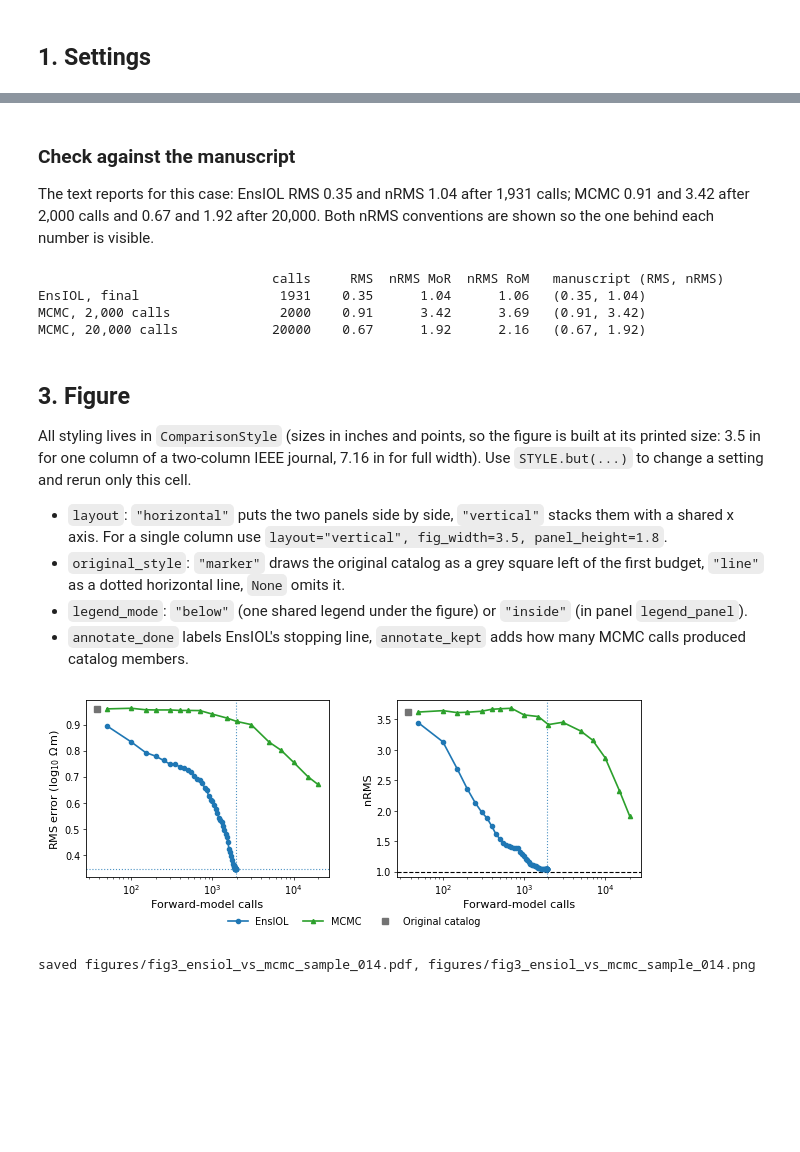
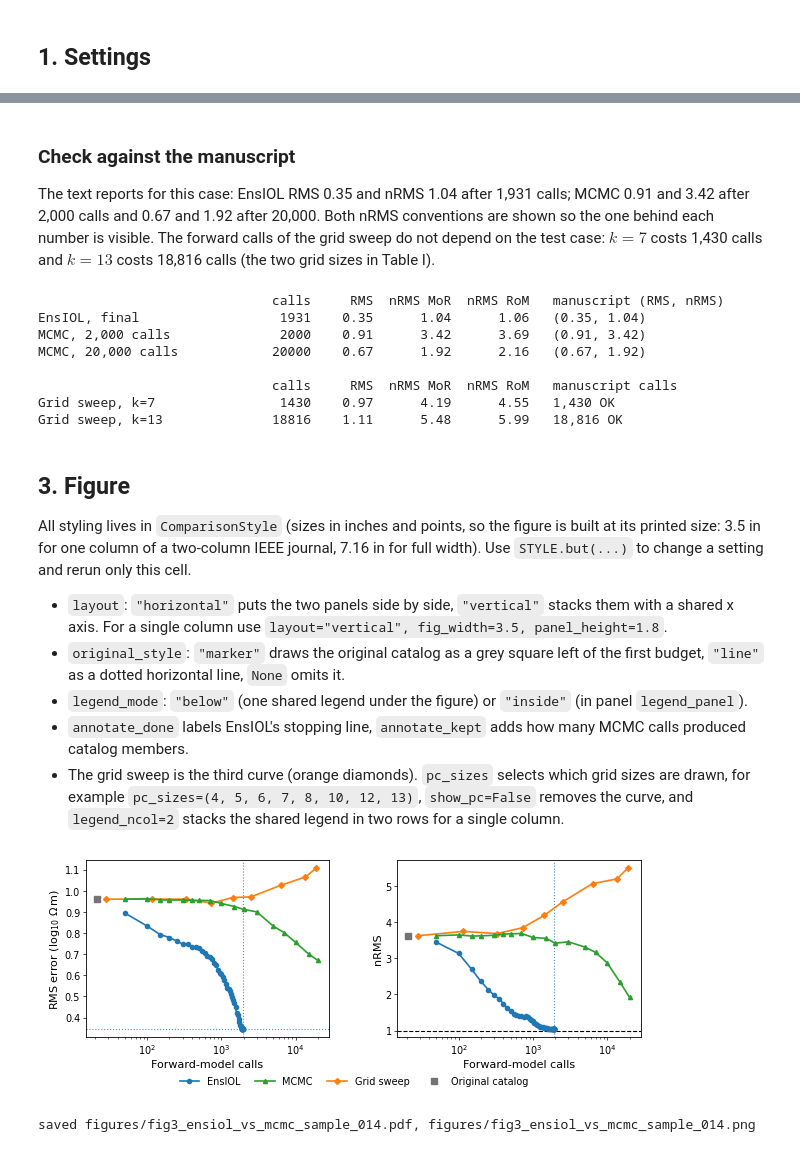
Before and after one commit to kimjaed/ensiol, a Jupyter notebook: notebooks/02_fig3_ensiol_vs_mcmc_sample14.ipynb, the cells around one changed output, grey strips where cells are left out. Cells and saved outputs as stored; diff of their text form; code cells hidden in the pictures; blank space fills up the shorter version.

Commit message:
Add naive principal-component grid sweep baseline, report U and coverage, bump to 0.1.1

```diff
--- a/notebooks/02_fig3_ensiol_vs_mcmc_sample14.ipynb
+++ b/notebooks/02_fig3_ensiol_vs_mcmc_sample14.ipynb
@@ -35,6 +36,7 @@ from ensiol.plotting import ComparisonStyle, plot_comparison
 # %%
 SAMPLE_IDX = 14
 MCMC_MAX_CALLS = 20000
+INCLUDE_GRID = True        # also run the naive grid sweep (set False to skip the grid simulation)
 SCORING = ScoringConfig(exclude_halfspace=True, nrms_convention="MoR")   # manuscript conventions
 NRMS_KEY = "nrms_" + SCORING.nrms_convention.lower()
 OUT_BASENAME = f"fig3_ensiol_vs_mcmc_sample_{SAMPLE_IDX:03d}"
@@ -46,10 +48,14 @@ ctx = ExperimentContext.from_data_dir(str(DATA_DIR), with_test=True, scoring=SCO
 exp = EnsIOLvsMCMC(ctx, str(REPO / "outputs" / "notebooks" / "fig3"),
                    ensiol_dir=None,                 # rerun EnsIOL rather than reuse saved additions
                    ensiol_budgets="iterations",     # EnsIOL scored after every iteration
-                   make_figures=False)
+                   make_figures=False,
+                   pc_grid=INCLUDE_GRID)            # naive grid sweep, one point per grid size
 rec = exp.run_item(SAMPLE_IDX)
 print(f"EnsIOL: {int(rec['ensiol_total_calls'])} calls | "
       f"MCMC: {int(rec['mcmc_total_calls'])} calls, {int(rec['mcmc_n_added_total'])} members kept "
       f"(acceptance in second half {np.mean(rec['mcmc_acc'][len(rec['mcmc_acc']) // 2:]):.2f}) | {rec['runtime_s'] / 60:.1f} min")
+if INCLUDE_GRID:
+    print("grid sweep: " + ", ".join(f"k={int(k)}: {int(c):,} calls"
+                                        for k, c in zip(rec["pcgrid_sizes"], rec["pcgrid_calls"])))
 # %% [output]
 prior catalog: 10000 members | 54 layers | 37 freqs | d_min = 1.0695
@@ -57,7 +73,7 @@ EnsIOL: 1931 calls | MCMC: 20000 calls, 760 members kept (acceptance in second h
 # %% [markdown]
 ### Check against the manuscript
 
-The text reports for this case: EnsIOL RMS 0.35 and nRMS 1.04 after 1,931 calls; MCMC 0.91 and 3.42 after 2,000 calls and 0.67 and 1.92 after 20,000. Both nRMS conventions are shown so the one behind each number is visible.
+The text reports for this case: EnsIOL RMS 0.35 and nRMS 1.04 after 1,931 calls; MCMC 0.91 and 3.42 after 2,000 calls and 0.67 and 1.92 after 20,000. Both nRMS conventions are shown so the one behind each number is visible. The forward calls of the grid sweep do not depend on the test case: $k=7$ costs 1,430 calls and $k=13$ costs 18,816 calls (the two grid sizes in Table I).
 # %%
 def at(method, calls):
     """Scores of `method` at the last checkpoint not above `calls` forward calls."""
@@ -71,11 +87,26 @@ for label, method, calls, ms in [("EnsIOL, final", "ensiol", 10 ** 9, (0.35, 1.0
                                  ("MCMC, 20,000 calls", "mcmc", 20000, (0.67, 1.92))]:
     c, rms, mor, rom = at(method, calls)
     print(f"{label:28s}{c:7d}{rms:8.2f}{mor:10.2f}{rom:10.2f}   {ms}")
+
+if INCLUDE_GRID:
+    g = cost_series(rec, "pcgrid")
+    sizes = [int(k) for k in g["sizes"]]
+    print(f"\n{'':28s}{'calls':>7}{'RMS':>8}{'nRMS MoR':>10}{'nRMS RoM':>10}   manuscript calls")
+    for k, expected in ((7, 1430), (13, 18816)):
+        if k in sizes:
+            j = sizes.index(k)
+            calls = int(g["calls"][j])
+            print(f"{'Grid sweep, k=' + str(k):28s}{calls:7d}{g['rms'][j]:8.2f}{g['nrms_mor'][j]:10.2f}"
+                  f"{g['nrms_rom'][j]:10.2f}   {expected:,} {'OK' if calls == expected else 'DIFF'}")
 # %% [output]
                               calls     RMS  nRMS MoR  nRMS RoM   manuscript (RMS, nRMS)
 EnsIOL, final                  1931    0.35      1.04      1.06   (0.35, 1.04)
 MCMC, 2,000 calls              2000    0.91      3.42      3.69   (0.91, 3.42)
 MCMC, 20,000 calls            20000    0.67      1.92      2.16   (0.67, 1.92)
+
+                              calls     RMS  nRMS MoR  nRMS RoM   manuscript calls
+Grid sweep, k=7                1430    0.97      4.19      4.55   1,430 OK
+Grid sweep, k=13              18816    1.11      5.48      5.99   18,816 OK
 # %% [markdown]
 ## 3. Figure
 
@@ -85,17 +116,19 @@ All styling lives in `ComparisonStyle` (sizes in inches and points, so the figur
 * `original_style`: `"marker"` draws the original catalog as a grey square left of the first budget, `"line"` as a dotted horizontal line, `None` omits it.
 * `legend_mode`: `"below"` (one shared legend under the figure) or `"inside"` (in panel `legend_panel`).
 * `annotate_done` labels EnsIOL's stopping line, `annotate_kept` adds how many MCMC calls produced catalog members.
+* The grid sweep is the third curve (orange diamonds). `pc_sizes` selects which grid sizes are drawn, for example `pc_sizes=(4, 5, 6, 7, 8, 10, 12, 13)`, `show_pc=False` removes the curve, and `legend_ncol=2` stacks the shared legend in two rows for a single column.
 # %%
 STYLE = ComparisonStyle()          # defaults reproduce the manuscript figure
 iol, mcm = cost_series(rec, "ensiol", "iterations"), cost_series(rec, "mcmc")
+grid = cost_series(rec, "pcgrid") if INCLUDE_GRID else None
 fig = plot_comparison(iol, mcm, int(rec["ensiol_total_calls"]), int(rec["mcmc_n_added_total"]),
-                      int(rec["mcmc_total_calls"]), STYLE, NRMS_KEY)
+                      int(rec["mcmc_total_calls"]), STYLE, NRMS_KEY, grid=grid)
 for ext in STYLE.formats:
     fig.savefig(FIG_DIR / f"{OUT_BASENAME}.{ext}", dpi=STYLE.dpi, bbox_inches="tight", pad_inches=0.02)
 plt.show()
 print("saved", ", ".join(f"figures/{OUT_BASENAME}.{e}" for e in STYLE.formats))
 # %% [output]
-[figure, old version]
+[figure, new version]
 saved figures/fig3_ensiol_vs_mcmc_sample_014.pdf, figures/fig3_ensiol_vs_mcmc_sample_014.png
 # %% [markdown]
 ## Notes
```
Also changed, not shown: parts of 4 cells of this notebook, 19 other files.
